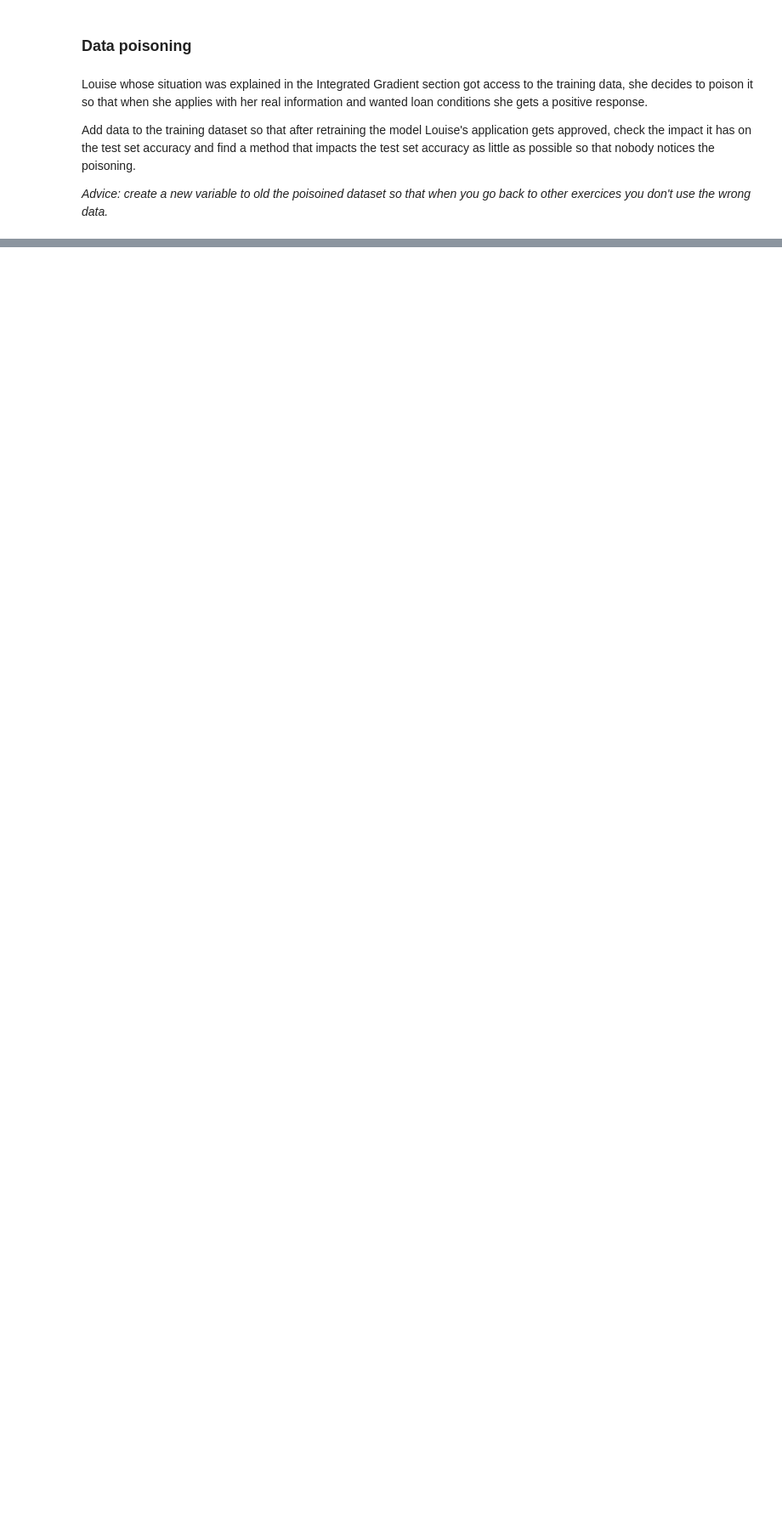
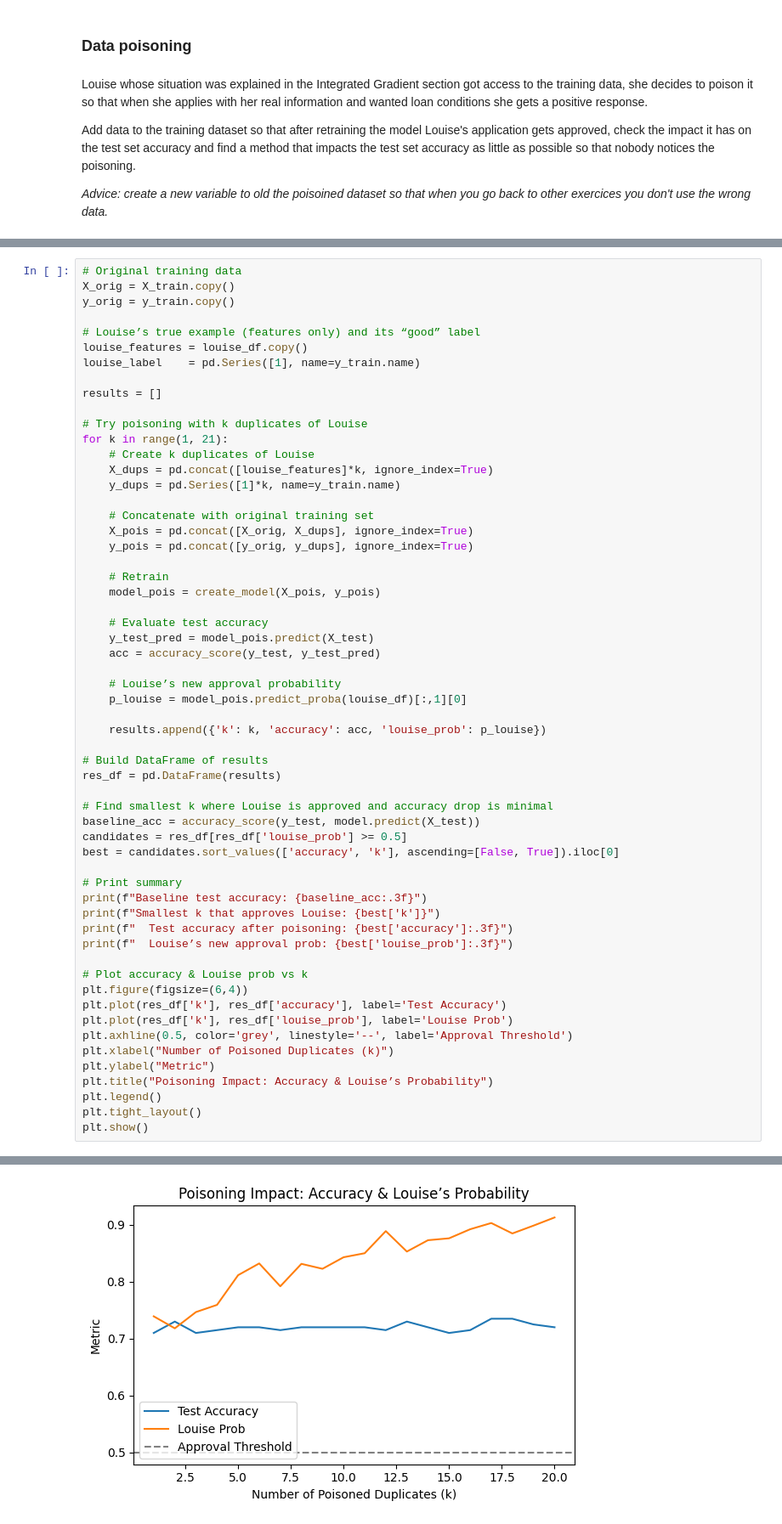
Before and after one commit to petitbato/Advanced_AI_Lab, a Jupyter notebook: Advanced_AI_labs_Exam.ipynb, the cells around one changed output, grey strips where cells are left out. Shown at 85% size. Saved outputs shown, nothing was run; the diff lists cells and outputs as text; blank space fills up the shorter version.

```diff
--- a/Advanced_AI_labs_Exam.ipynb
+++ b/Advanced_AI_labs_Exam.ipynb
@@ -649,0 +822,59 @@ DESCRIBE YOUR DATA POISONING STRATEGY AND HOW YOU LIMITED THE IMPACT ON THE TEST
+# %%
+# Original training data
+X_orig = X_train.copy()
+y_orig = y_train.copy()
+
+# Louise’s true example (features only) and its “good” label
+louise_features = louise_df.copy()
+louise_label    = pd.Series([1], name=y_train.name)
+
+results = []
+
+# Try poisoning with k duplicates of Louise
+for k in range(1, 21):
+    # Create k duplicates of Louise
+    X_dups = pd.concat([louise_features]*k, ignore_index=True)
+    y_dups = pd.Series([1]*k, name=y_train.name)
+
+    # Concatenate with original training set
+    X_pois = pd.concat([X_orig, X_dups], ignore_index=True)
+    y_pois = pd.concat([y_orig, y_dups], ignore_index=True)
+
+    # Retrain
+    model_pois = create_model(X_pois, y_pois)
+
+    # Evaluate test accuracy
+    y_test_pred = model_pois.predict(X_test)
+    acc = accuracy_score(y_test, y_test_pred)
+
+    # Louise’s new approval probability
+    p_louise = model_pois.predict_proba(louise_df)[:,1][0]
+
+    results.append({'k': k, 'accuracy': acc, 'louise_prob': p_louise})
+
+# Build DataFrame of results
+res_df = pd.DataFrame(results)
+
+# Find smallest k where Louise is approved and accuracy drop is minimal
+baseline_acc = accuracy_score(y_test, model.predict(X_test))
+candidates = res_df[res_df['louise_prob'] >= 0.5]
+best = candidates.sort_values(['accuracy', 'k'], ascending=[False, True]).iloc[0]
+
+# Print summary
+print(f"Baseline test accuracy: {baseline_acc:.3f}")
+print(f"Smallest k that approves Louise: {best['k']}")
+print(f"  Test accuracy after poisoning: {best['accuracy']:.3f}")
+print(f"  Louise’s new approval prob: {best['louise_prob']:.3f}")
+
+# Plot accuracy & Louise prob vs k
+plt.figure(figsize=(6,4))
+plt.plot(res_df['k'], res_df['accuracy'], label='Test Accuracy')
+plt.plot(res_df['k'], res_df['louise_prob'], label='Louise Prob')
+plt.axhline(0.5, color='grey', linestyle='--', label='Approval Threshold')
+plt.xlabel("Number of Poisoned Duplicates (k)")
+plt.ylabel("Metric")
+plt.title("Poisoning Impact: Accuracy & Louise’s Probability")
+plt.legend()
+plt.tight_layout()
+plt.show()
+# %% [output]
@@ -649,0 +885 @@ DESCRIBE YOUR DATA POISONING STRATEGY AND HOW YOU LIMITED THE IMPACT ON THE TEST
+[figure, added]
```
Also changed, not shown: parts of 27 cells of this notebook.
